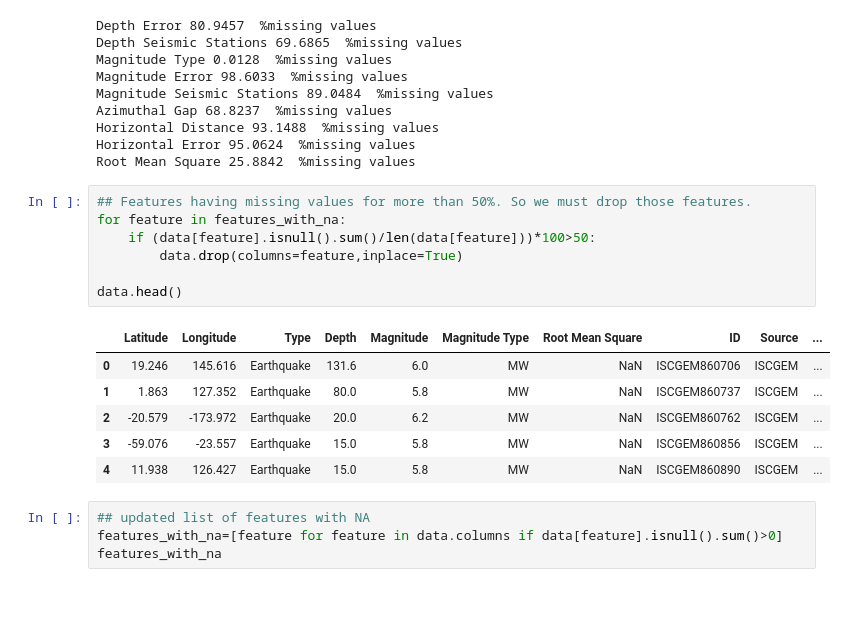
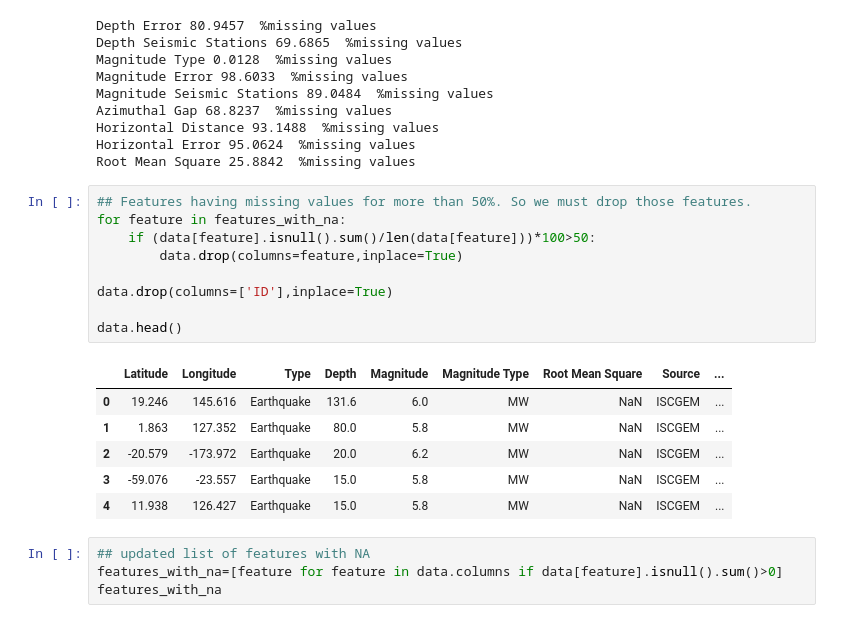
Before and after one commit to shashankbhagat/Earthquake-Prediction, a Jupyter notebook: EarthQuake_decision_tree.ipynb, the cells around one changed output. Drawn from its saved outputs; the diff is of its cells as text.

```diff
--- a/EarthQuake_decision_tree.ipynb
+++ b/EarthQuake_decision_tree.ipynb
@@ -83,17 +107,19 @@ Root Mean Square 25.8842  %missing values
 # %%
 ## Features having missing values for more than 50%. So we must drop those features.
 for feature in features_with_na:
     if (data[feature].isnull().sum()/len(data[feature]))*100>50:
         data.drop(columns=feature,inplace=True)
 
+data.drop(columns=['ID'],inplace=True)
+
 data.head()
 # %% [output]
-|  | Latitude | Longitude | Type | Depth | Magnitude | Magnitude Type | Root Mean Square | ID | Source | ... |
-| 0 | 19.246 | 145.616 | Earthquake | 131.6 | 6.0 | MW | NaN | ISCGEM860706 | ISCGEM | ... |
-| 1 | 1.863 | 127.352 | Earthquake | 80.0 | 5.8 | MW | NaN | ISCGEM860737 | ISCGEM | ... |
-| 2 | -20.579 | -173.972 | Earthquake | 20.0 | 6.2 | MW | NaN | ISCGEM860762 | ISCGEM | ... |
-| 3 | -59.076 | -23.557 | Earthquake | 15.0 | 5.8 | MW | NaN | ISCGEM860856 | ISCGEM | ... |
-| 4 | 11.938 | 126.427 | Earthquake | 15.0 | 5.8 | MW | NaN | ISCGEM860890 | ISCGEM | ... |
+|  | Latitude | Longitude | Type | Depth | Magnitude | Magnitude Type | Root Mean Square | Source | ... |
+| 0 | 19.246 | 145.616 | Earthquake | 131.6 | 6.0 | MW | NaN | ISCGEM | ... |
+| 1 | 1.863 | 127.352 | Earthquake | 80.0 | 5.8 | MW | NaN | ISCGEM | ... |
+| 2 | -20.579 | -173.972 | Earthquake | 20.0 | 6.2 | MW | NaN | ISCGEM | ... |
+| 3 | -59.076 | -23.557 | Earthquake | 15.0 | 5.8 | MW | NaN | ISCGEM | ... |
+| 4 | 11.938 | 126.427 | Earthquake | 15.0 | 5.8 | MW | NaN | ISCGEM | ... |
 # %%
 ## updated list of features with NA
 features_with_na=[feature for feature in data.columns if data[feature].isnull().sum()>0]
```
Also changed, not shown: parts of 55 cells of this notebook.
